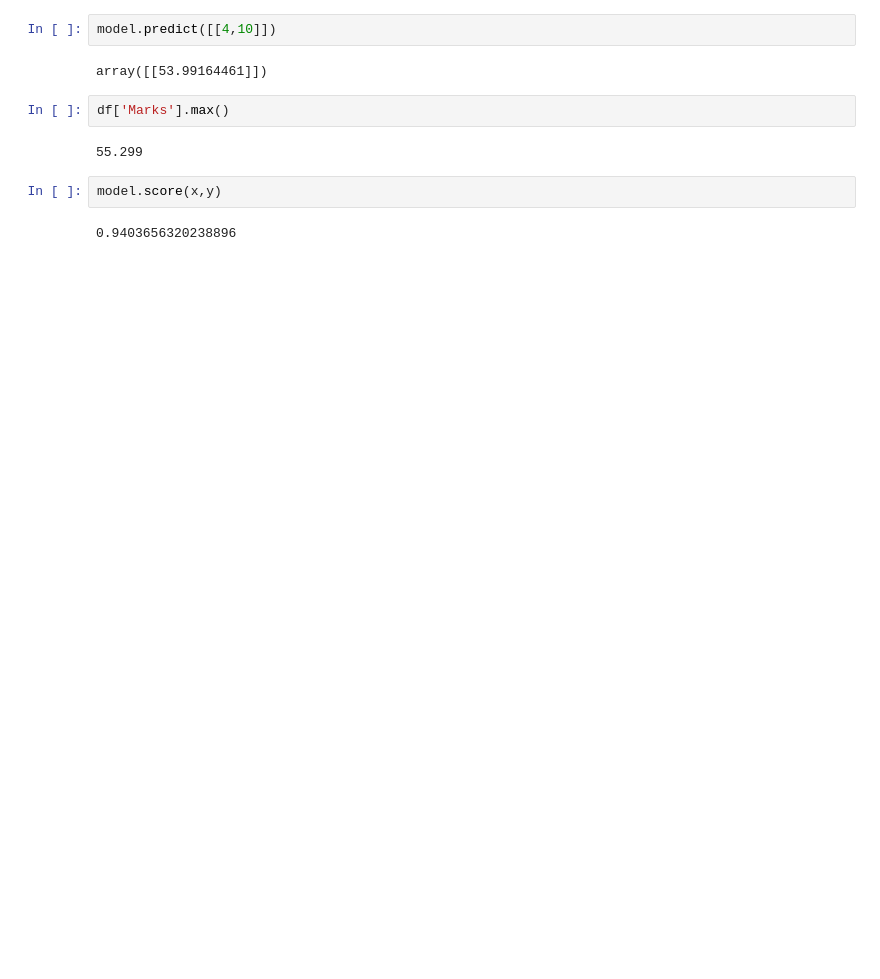
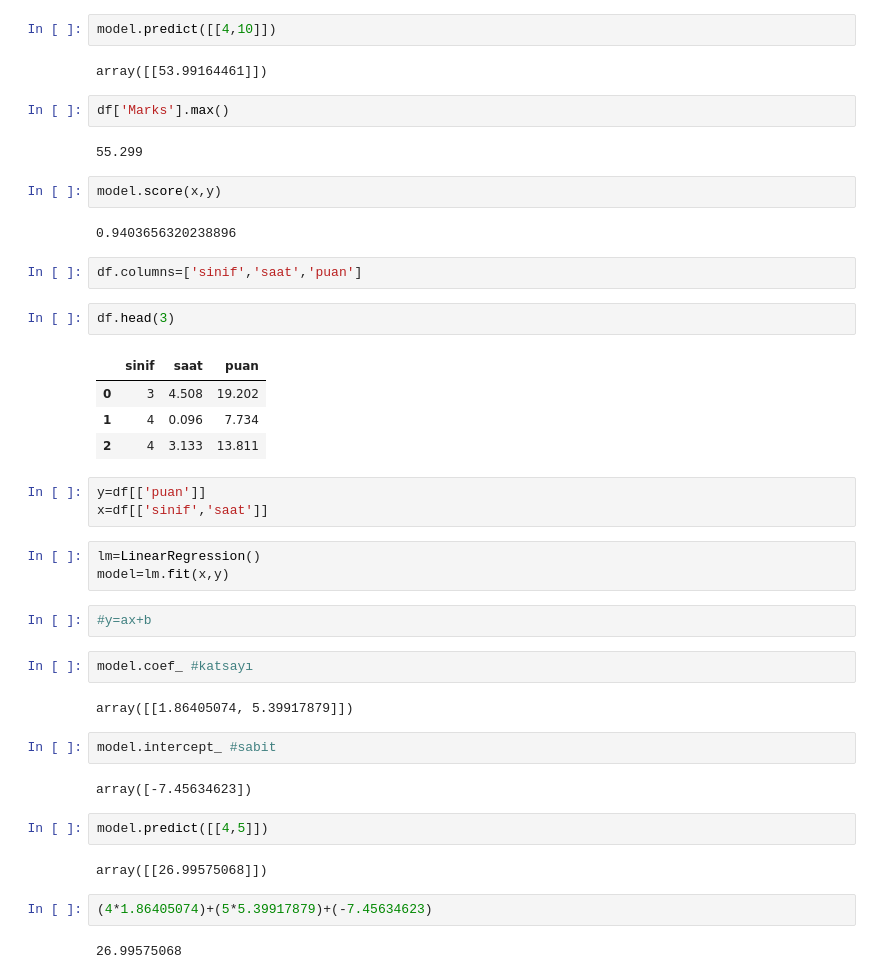
Before and after one commit to FarukGirayCildir/ExamResultPrediction, a Jupyter notebook: main.ipynb, the cells around one changed output. Drawn from its saved outputs; the diff is of its cells as text; blank space fills up the shorter version.

```diff
--- a/main.ipynb
+++ b/main.ipynb
@@ -45,3 +45,36 @@ df['Marks'].max()
 model.score(x,y)
 # %% [output]
 0.9403656320238896
+# %%
+df.columns=['sinif','saat','puan']
+# %%
+df.head(3)
+# %% [output]
+|  | sinif | saat | puan |
+| 0 | 3 | 4.508 | 19.202 |
+| 1 | 4 | 0.096 | 7.734 |
+| 2 | 4 | 3.133 | 13.811 |
+# %%
+y=df[['puan']]
+x=df[['sinif','saat']]
+# %%
+lm=LinearRegression()
+model=lm.fit(x,y)
+# %%
+#y=ax+b
+# %%
+model.coef_ #katsayı
+# %% [output]
+array([[1.86405074, 5.39917879]])
+# %%
+model.intercept_ #sabit
+# %% [output]
+array([-7.45634623])
+# %%
+model.predict([[4,5]])
+# %% [output]
+array([[26.99575068]])
+# %%
+(4*1.86405074)+(5*5.39917879)+(-7.45634623)
+# %% [output]
+26.99575068
```
Also changed, not shown: parts of 4 cells of this notebook.
